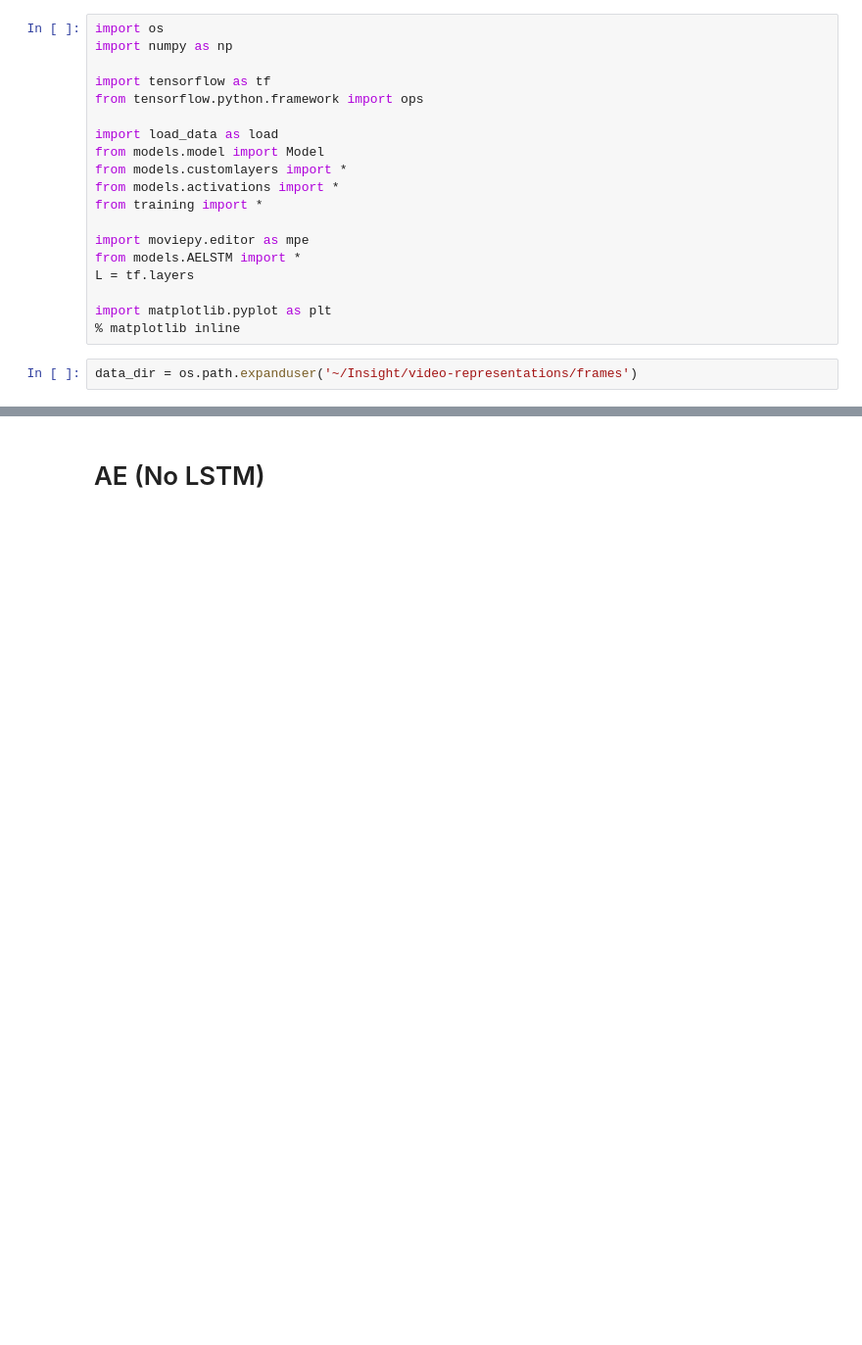
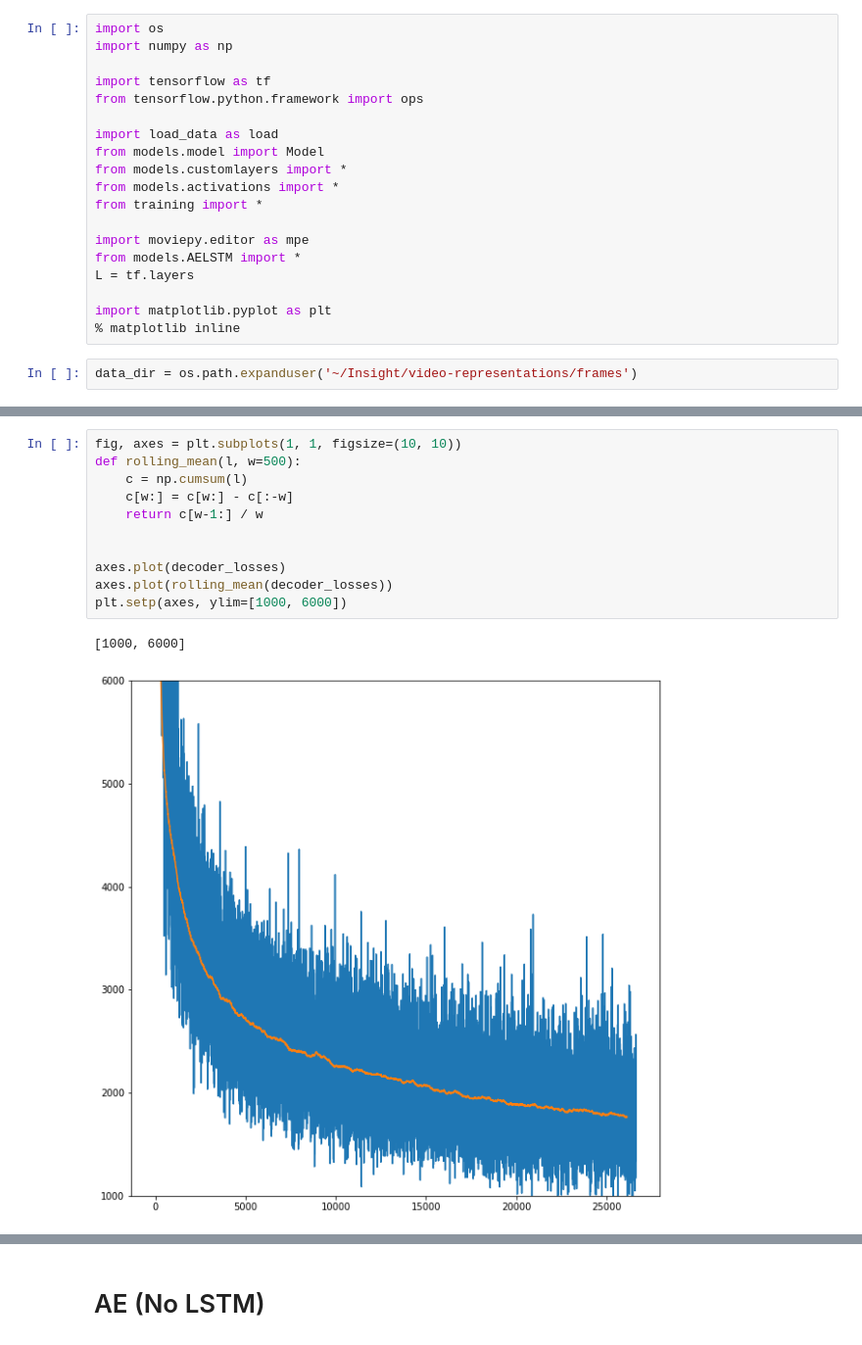
Before and after one commit to galbiati/video-representations, a Jupyter notebook: Prototype-RNN.ipynb, the cells around one changed output, grey strips where cells are left out. Shown: that part at 98% size. Cells and saved outputs as stored; diff of their text form; blank space fills up the shorter version.

```diff
--- a/Prototype-RNN.ipynb
+++ b/Prototype-RNN.ipynb
@@ -21,0 +219,14 @@ data_dir = os.path.expanduser('~/Insight/video-representations/frames')
+# %%
+fig, axes = plt.subplots(1, 1, figsize=(10, 10))
+def rolling_mean(l, w=500):
+    c = np.cumsum(l)
+    c[w:] = c[w:] - c[:-w]
+    return c[w-1:] / w
+
+
+axes.plot(decoder_losses)
+axes.plot(rolling_mean(decoder_losses))
+plt.setp(axes, ylim=[1000, 6000])
+# %% [output]
+[1000, 6000]
+[figure, added]
```
Also changed, not shown: parts of 7 cells of this notebook, 2 other files.
